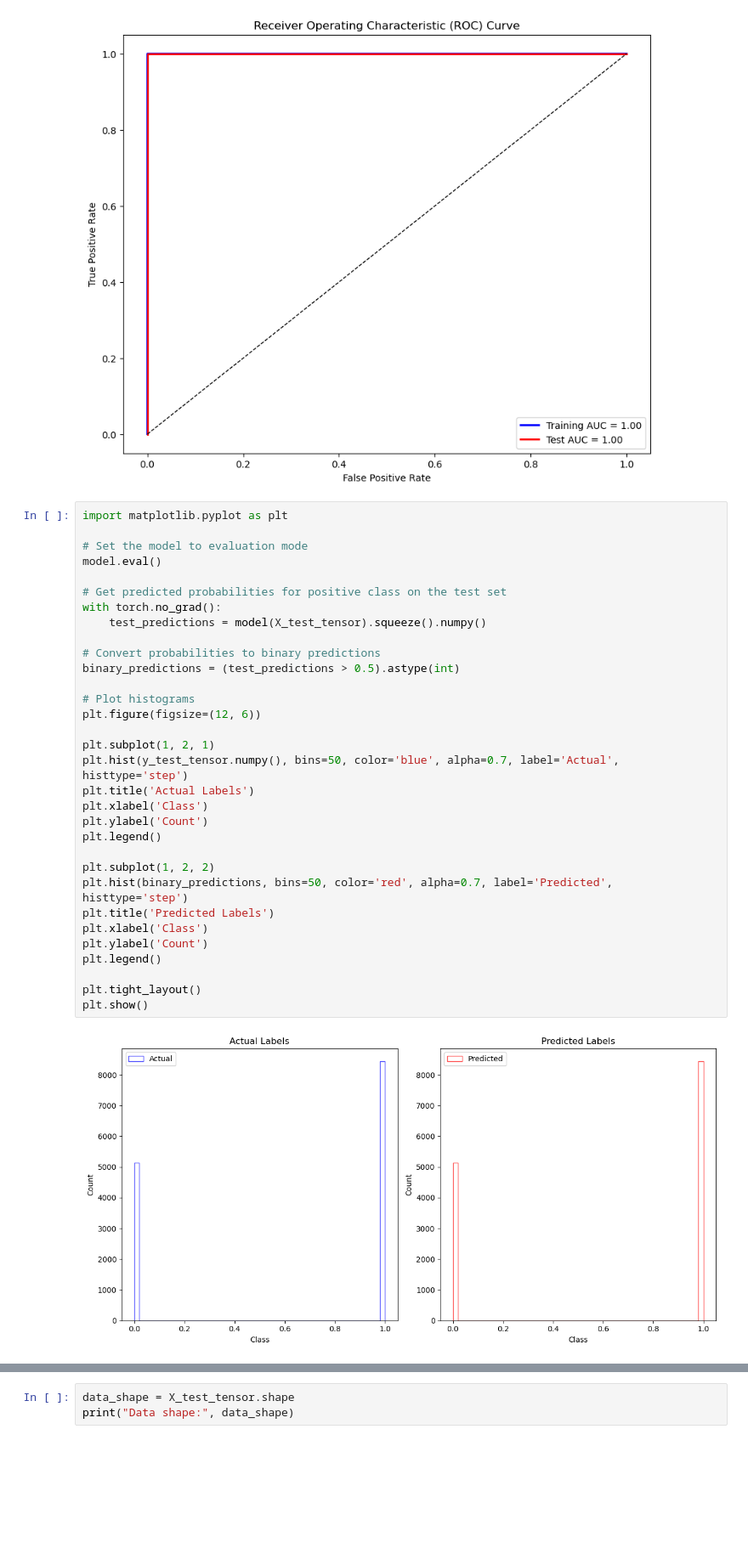
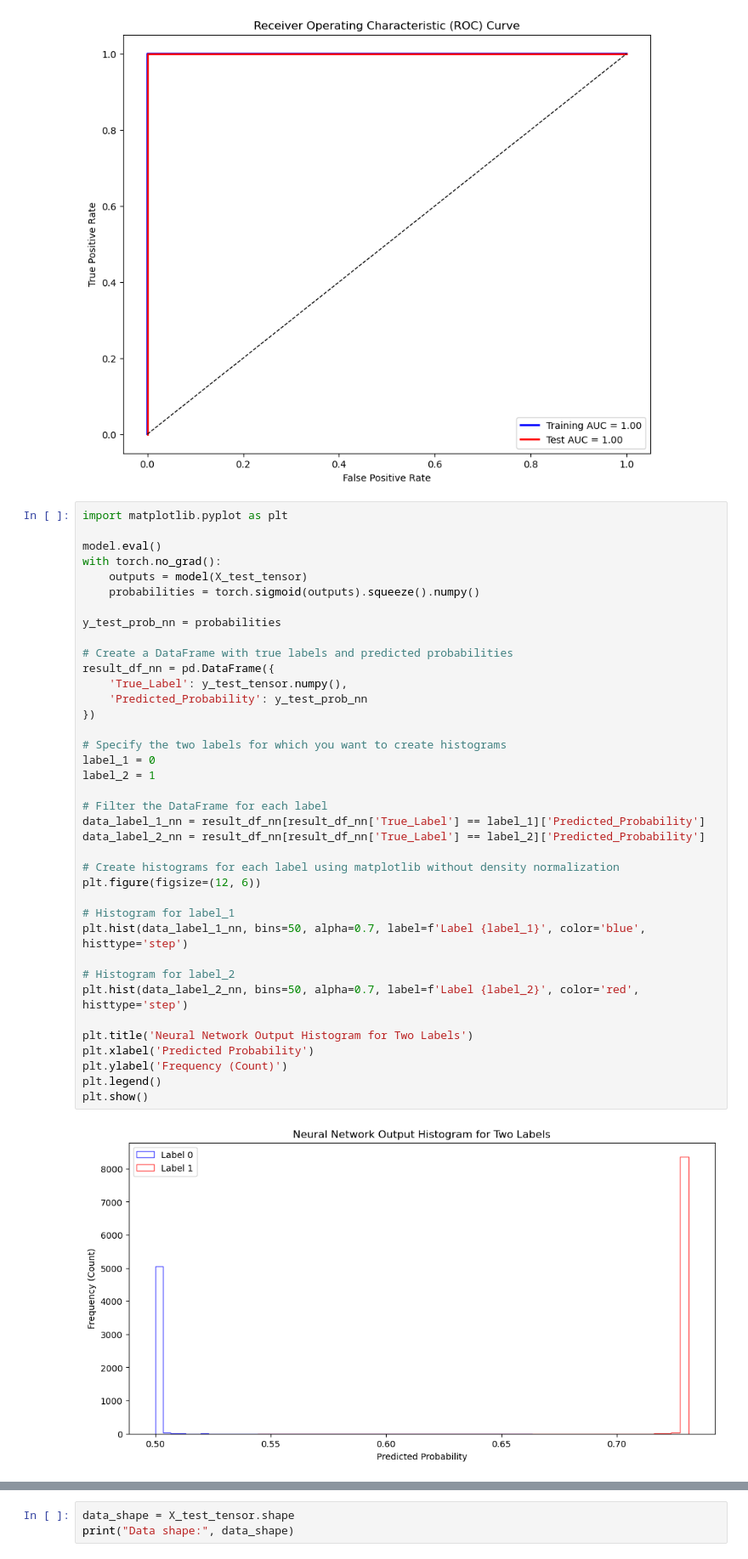
Before and after one commit to Iarla-Boyce/MSc-Project, a Jupyter notebook: Neural Network.ipynb, the cells around one changed output, grey strips where cells are left out. Shown at 85% size. Drawn from its saved outputs; the diff is of its cells as text; blank space fills up the shorter version.

```diff
--- a/Neural Network.ipynb
+++ b/Neural Network.ipynb
@@ -474,34 +474,40 @@ plt.show()
 # %%
 import matplotlib.pyplot as plt
 
-# Set the model to evaluation mode
 model.eval()
+with torch.no_grad():
+    outputs = model(X_test_tensor)
+    probabilities = torch.sigmoid(outputs).squeeze().numpy()
 
-# Get predicted probabilities for positive class on the test set
-with torch.no_grad():
-    test_predictions = model(X_test_tensor).squeeze().numpy()
+y_test_prob_nn = probabilities
 
-# Convert probabilities to binary predictions
-binary_predictions = (test_predictions > 0.5).astype(int)
+# Create a DataFrame with true labels and predicted probabilities
+result_df_nn = pd.DataFrame({
+    'True_Label': y_test_tensor.numpy(),
+    'Predicted_Probability': y_test_prob_nn
+})
 
-# Plot histograms
+# Specify the two labels for which you want to create histograms
+label_1 = 0
+label_2 = 1
+
+# Filter the DataFrame for each label
+data_label_1_nn = result_df_nn[result_df_nn['True_Label'] == label_1]['Predicted_Probability']
+data_label_2_nn = result_df_nn[result_df_nn['True_Label'] == label_2]['Predicted_Probability']
+
+# Create histograms for each label using matplotlib without density normalization
 plt.figure(figsize=(12, 6))
 
-plt.subplot(1, 2, 1)
-plt.hist(y_test_tensor.numpy(), bins=50, color='blue', alpha=0.7, label='Actual', histtype='step')
-plt.title('Actual Labels')
-plt.xlabel('Class')
-plt.ylabel('Count')
+# Histogram for label_1
+plt.hist(data_label_1_nn, bins=50, alpha=0.7, label=f'Label {label_1}', color='blue', histtype='step')
+
+# Histogram for label_2
+plt.hist(data_label_2_nn, bins=50, alpha=0.7, label=f'Label {label_2}', color='red', histtype='step')
+
+plt.title('Neural Network Output Histogram for Two Labels')
+plt.xlabel('Predicted Probability')
+plt.ylabel('Frequency (Count)')
 plt.legend()
-
-plt.subplot(1, 2, 2)
-plt.hist(binary_predictions, bins=50, color='red', alpha=0.7, label='Predicted', histtype='step')
-plt.title('Predicted Labels')
-plt.xlabel('Class')
-plt.ylabel('Count')
-plt.legend()
-
-plt.tight_layout()
 plt.show()
 # %% [output]
-[figure, old version]
+[figure, new version]
```
Also changed, not shown: parts of 3 cells of this notebook, 3 other files.
